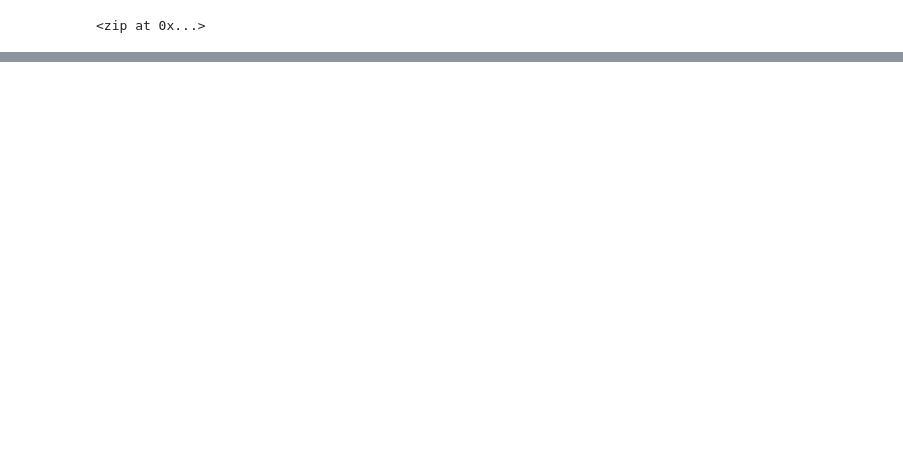
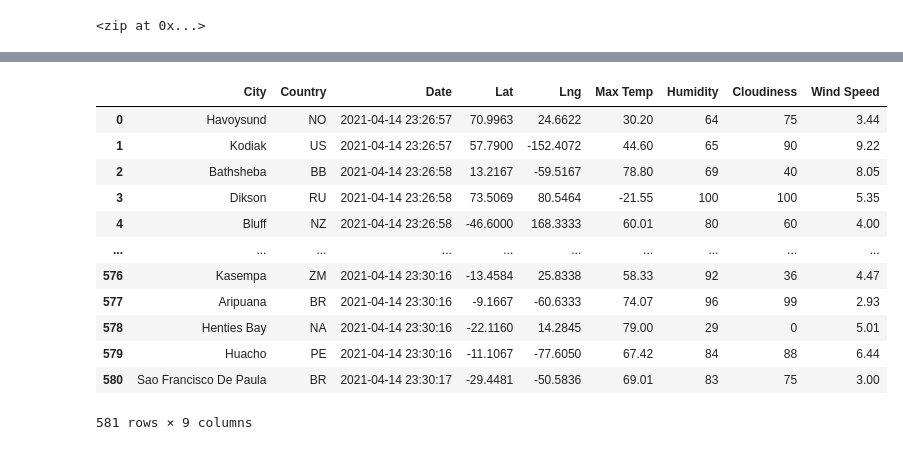
Before and after one commit to jperth1/World_Weather_Analysis, a Jupyter notebook: WeatherPy.ipynb, the cells around one changed output, grey strips where cells are left out. Drawn from its saved outputs; the diff is of its cells as text; code cells hidden in the pictures; blank space fills up the shorter version.

Commit message:
weather data & csv

```diff
--- a/WeatherPy.ipynb
+++ b/WeatherPy.ipynb
@@ -55,0 +62,4 @@ len(cities)
+# %%
+# Starting URL for Weather Map API Call.
+url = "http://api.openweathermap.org/data/2.5/weather?units=Imperial&APPID=" + weather_api_key
+print(url)
@@ -55,0 +95,5 @@ len(cities)
+# %%
+# Create an endpoint URL for a city.
+city_url = url + "&q=" + "Boston"
+city_weather = requests.get(city_url)
+city_weather.json()
@@ -55,0 +249,4 @@ len(cities)
+# %%
+# Convert the array of dictionaries to a Pandas DataFrame.
+city_data_df = pd.DataFrame(city_data)
+city_data_df.head(10)
@@ -55,0 +265,18 @@ len(cities)
+# %%
+new_column_order = ["City", "Country", "Date", "Lat", "Lng", "Max Temp", "Humidity", "Cloudiness", "Wind Speed"]
+city_data_df = city_data_df[new_column_order]
+city_data_df
+# %% [output]
+|  | City | Country | Date | Lat | Lng | Max Temp | Humidity | Cloudiness | Wind Speed |
+| 0 | Havoysund | NO | 2021-04-14 23:26:57 | 70.9963 | 24.6622 | 30.20 | 64 | 75 | 3.44 |
+| 1 | Kodiak | US | 2021-04-14 23:26:57 | 57.7900 | -152.4072 | 44.60 | 65 | 90 | 9.22 |
+| 2 | Bathsheba | BB | 2021-04-14 23:26:58 | 13.2167 | -59.5167 | 78.80 | 69 | 40 | 8.05 |
+| 3 | Dikson | RU | 2021-04-14 23:26:58 | 73.5069 | 80.5464 | -21.55 | 100 | 100 | 5.35 |
+| 4 | Bluff | NZ | 2021-04-14 23:26:58 | -46.6000 | 168.3333 | 60.01 | 80 | 60 | 4.00 |
+| ... | ... | ... | ... | ... | ... | ... | ... | ... | ... |
+| 576 | Kasempa | ZM | 2021-04-14 23:30:16 | -13.4584 | 25.8338 | 58.33 | 92 | 36 | 4.47 |
+| 577 | Aripuana | BR | 2021-04-14 23:30:16 | -9.1667 | -60.6333 | 74.07 | 96 | 99 | 2.93 |
+| 578 | Henties Bay | NA | 2021-04-14 23:30:16 | -22.1160 | 14.2845 | 79.00 | 29 | 0 | 5.01 |
+| 579 | Huacho | PE | 2021-04-14 23:30:16 | -11.1067 | -77.6050 | 67.42 | 84 | 88 | 6.44 |
+| 580 | Sao Francisco De Paula | BR | 2021-04-14 23:30:17 | -29.4481 | -50.5836 | 69.01 | 83 | 75 | 3.00 |
+581 rows × 9 columns
```
Also changed, not shown: parts of 26 cells of this notebook, 3 other files.
